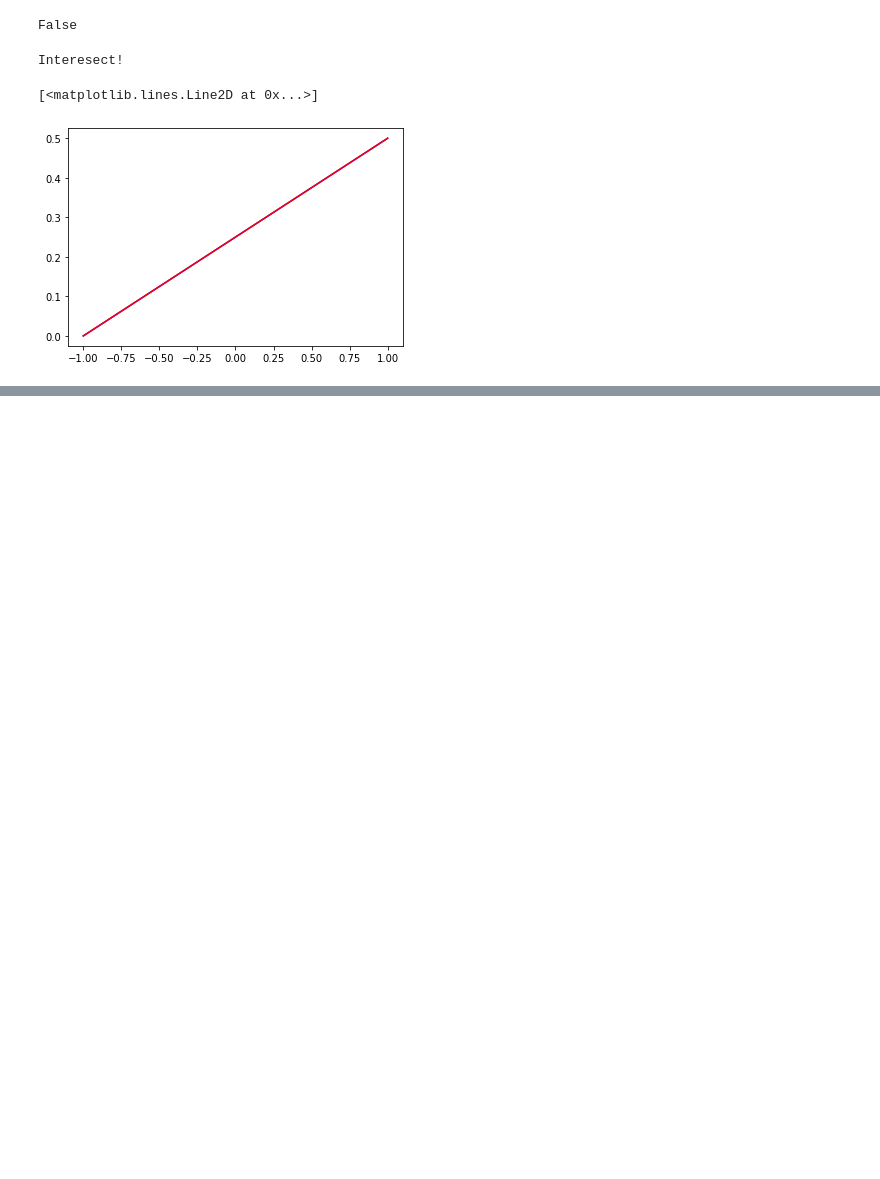
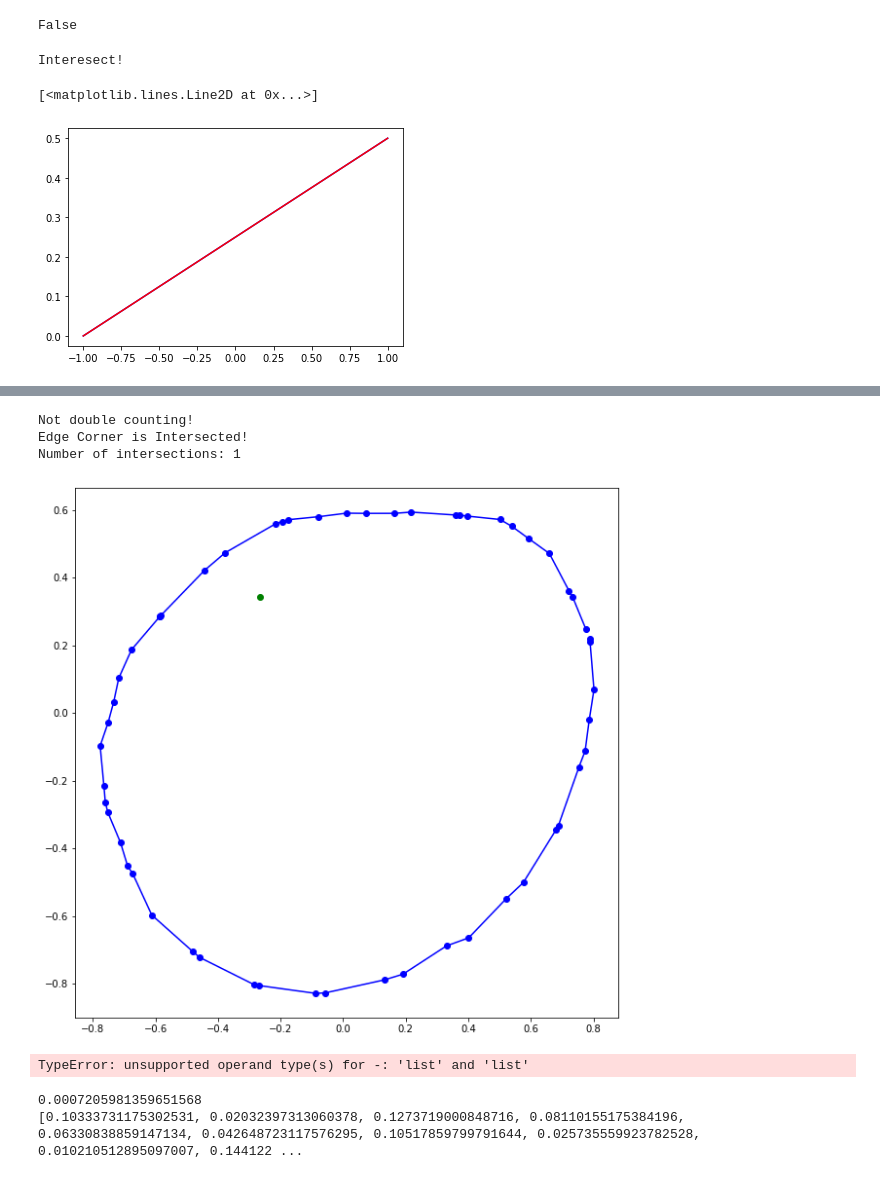
Before and after one commit to CAD-Team/heartflow, a Jupyter notebook: Model_00_slice_00/pressurized_artery.ipynb, the cells around one changed output, grey strips where cells are left out. Cells and saved outputs as stored; diff of their text form; code cells hidden in the pictures; blank space fills up the shorter version.

```diff
--- a/Model_00_slice_00/pressurized_artery.ipynb
+++ b/Model_00_slice_00/pressurized_artery.ipynb
@@ -756,0 +752,36 @@ print()
+# %%
+def Remap(val, a1, b1, a2, b2):
+    return a2 + (val - a1) / (b1 - a1) * (b2 - a2)
+
+
+debug=True
+
+fig = plt.figure(figsize=(10,10))
+axes = fig.add_subplot(1,1,1)
+axes.plot(sorted_pts[:,0], sorted_pts[:,1], '-bo')
+
+pt = sorted_pts[1] - np.array([1,0])
+
+if IsInside(sorted_pts, pt, 10, debug=debug):
+    axes.plot(pt[0],pt[1], 'go')
+else:
+    axes.plot(pt[0],pt[1], 'ro')
+# %% [output]
+Not double counting!
+Edge Corner is Intersected!
+Number of intersections: 1
+[figure, added]
+# %%
+[1,2] - [4,5]
+# %% [output]
+TypeError: unsupported operand type(s) for -: 'list' and 'list'
+# %%
+dist = []
+for i in range(len(sorted_pts)):
+    j = (i + 1) % (len(sorted_pts))
+    dist.append(Distance(sorted_pts[i], sorted_pts[j]))
+print(min(dist) / 2)
+print(dist)
+# %% [output]
+0.0007205981359651568
+[0.10333731175302531, 0.02032397313060378, 0.1273719000848716, 0.08110155175384196, 0.06330838859147134, 0.042648723117576295, 0.10517859799791644, 0.025735559923782528, 0.010210512895097007, 0.144122 ...
```
Also changed, not shown: parts of 6 cells of this notebook.
